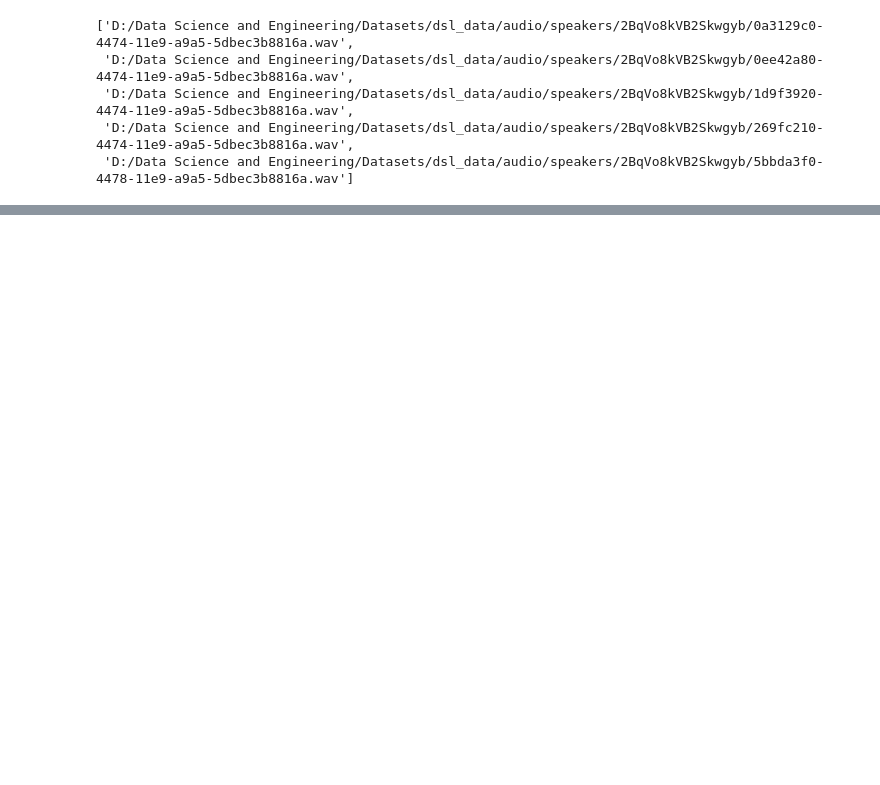
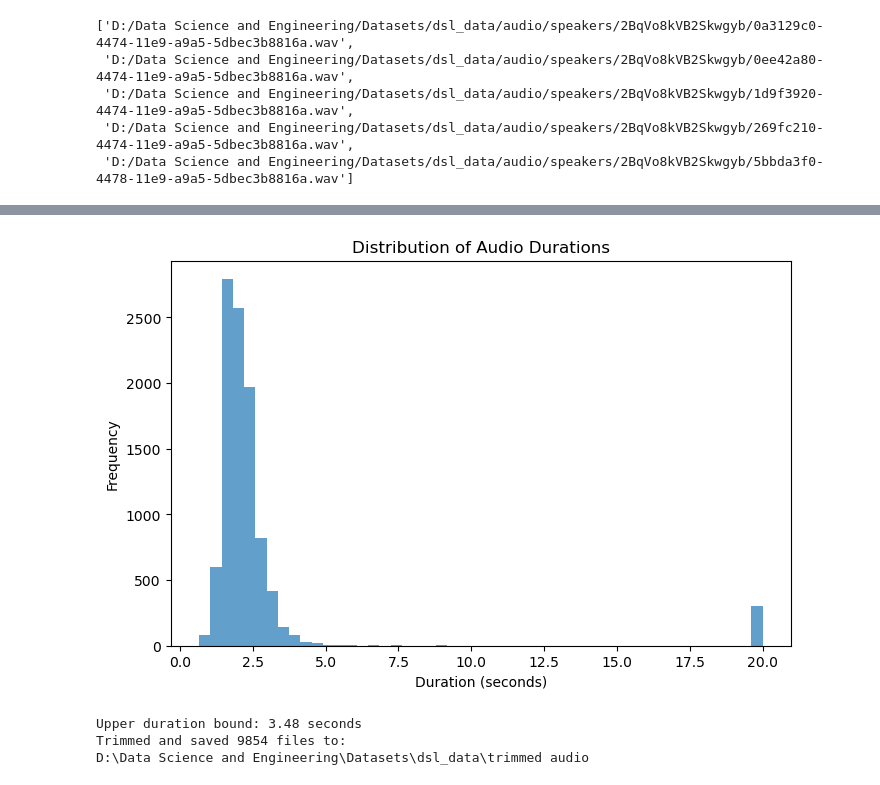
Before and after one commit to Hamidreza-Sj/Intent-Classification, a Jupyter notebook: NN Approach.ipynb, the cells around one changed output, grey strips where cells are left out. Cells and saved outputs as stored; diff of their text form; code cells hidden in the pictures; blank space fills up the shorter version.

```diff
--- a/NN Approach.ipynb
+++ b/NN Approach.ipynb
@@ -330,0 +58,78 @@ TypeError: amplitude_to_DB() missing 1 required positional argument: 'amin'
+# %%
+import os
+import librosa
+import soundfile as sf
+import pandas as pd
+import matplotlib.pyplot as plt
+
+# --- Set your custom output path ---
+output_dir = r"D:\Data Science and Engineering\Datasets\dsl_data\trimmed audio"
+os.makedirs(output_dir, exist_ok=True)
+
+# --- Step 1: Get durations for each path in train_df['path'] ---
+def get_audio_duration(file_path):
+    try:
+        y, sr = librosa.load(file_path, sr=None)
+        return librosa.get_duration(y=y, sr=sr)
+    except Exception as e:
+        print(f"Failed on {file_path}: {e}")
+        return None
+
+train_df["duration"] = train_df["path"].apply(get_audio_duration)
+
+# Remove rows with failed duration extraction
+train_df = train_df[train_df["duration"].notnull()]
+
+# --- Step 2: Visualize and compute upper bound using IQR ---
+plt.figure(figsize=(8, 5))
+plt.hist(train_df["duration"], bins=50, color="tab:blue", alpha=0.7)
+plt.xlabel("Duration (seconds)")
+plt.ylabel("Frequency")
+plt.title("Distribution of Audio Durations")
+plt.show()
+
+Q1 = train_df["duration"].quantile(0.25)
+Q3 = train_df["duration"].quantile(0.75)
+IQR = Q3 - Q1
+upper_bound = Q3 + 1.5 * IQR
+print(f"Upper duration bound: {upper_bound:.2f} seconds")
+
+# --- Step 3: Trim long audios and save to the custom folder ---
+def trim_and_save_audio(file_path, max_duration, output_dir):
+    try:
+        y, sr = librosa.load(file_path, sr=None)
+        duration = librosa.get_duration(y=y, sr=sr)
+        if duration > max_duration:
+            y = y[:int(sr * max_duration)]
+
+        # Save to new path
+        filename = os.path.basename(file_path)
+        new_path = os.path.join(output_dir, filename)
+        sf.write(new_path, y, sr)
+        return new_path, librosa.get_duration(y=y, sr=sr)
+    except Exception as e:
+        print(f"Error processing {file_path}: {e}")
+        return None, None
+
+# Process each file and save trimmed version
+new_paths = []
+new_durations = []
+
+for path in train_df["path"]:
+    new_path, new_duration = trim_and_save_audio(path, upper_bound, output_dir)
+    new_paths.append(new_path)
+    new_durations.append(new_duration)
+
+train_df["new_path"] = new_paths
+train_df["new_duration"] = new_durations
+
+# Remove any failed rows
+train_df = train_df[train_df["new_path"].notnull()]
+
+# --- Done ---
+print(f"Trimmed and saved {len(train_df)} files to:\n{output_dir}")
+# %% [output]
+[figure, added]
+Upper duration bound: 3.48 seconds
+Trimmed and saved 9854 files to:
+D:\Data Science and Engineering\Datasets\dsl_data\trimmed audio
```
Also changed, not shown: parts of 14 cells of this notebook.
